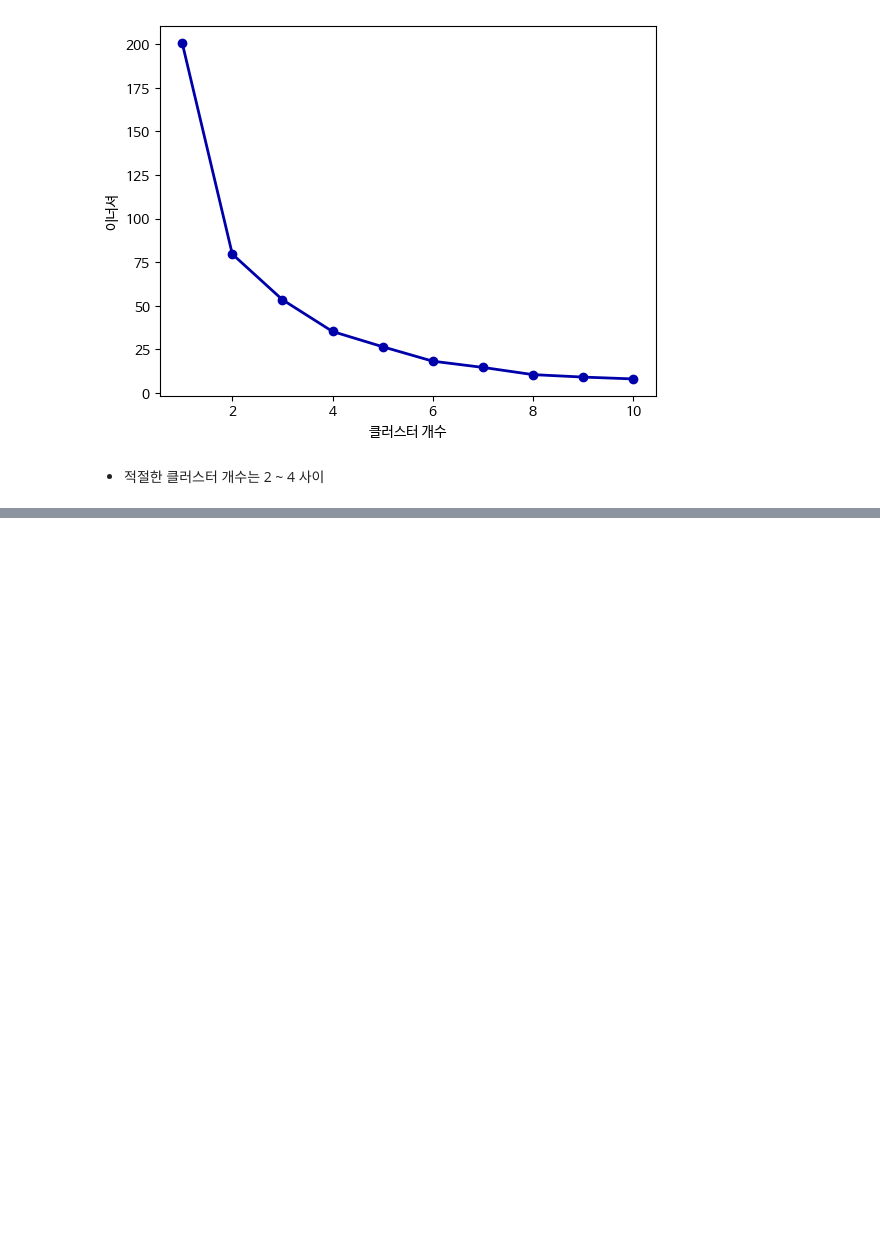
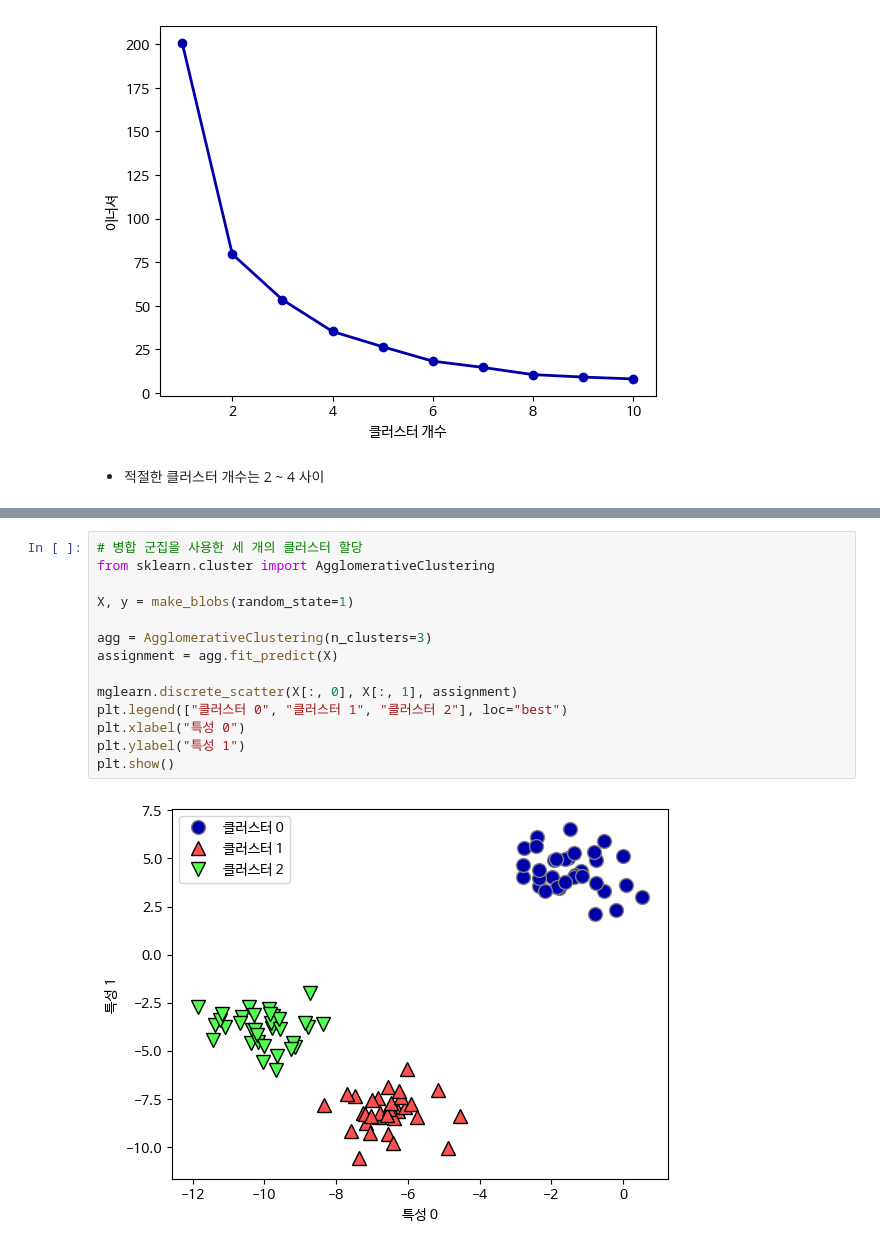
Before and after one commit to tjdux/Introduction-to-Machine-Learning-with-Python, a Jupyter notebook: 03_5_군집.ipynb, the cells around one changed output, grey strips where cells are left out. Drawn from its saved outputs; the diff is of its cells as text; blank space fills up the shorter version.

```diff
--- a/03_5_군집.ipynb
+++ b/03_5_군집.ipynb
@@ -346,0 +364,16 @@ plt.show()
+# %%
+# 병합 군집을 사용한 세 개의 클러스터 할당
+from sklearn.cluster import AgglomerativeClustering
+
+X, y = make_blobs(random_state=1)
+
+agg = AgglomerativeClustering(n_clusters=3)
+assignment = agg.fit_predict(X)
+
+mglearn.discrete_scatter(X[:, 0], X[:, 1], assignment)
+plt.legend(["클러스터 0", "클러스터 1", "클러스터 2"], loc="best")
+plt.xlabel("특성 0")
+plt.ylabel("특성 1")
+plt.show()
+# %% [output]
+[figure, added]
```
Also changed, not shown: parts of 19 cells of this notebook.
